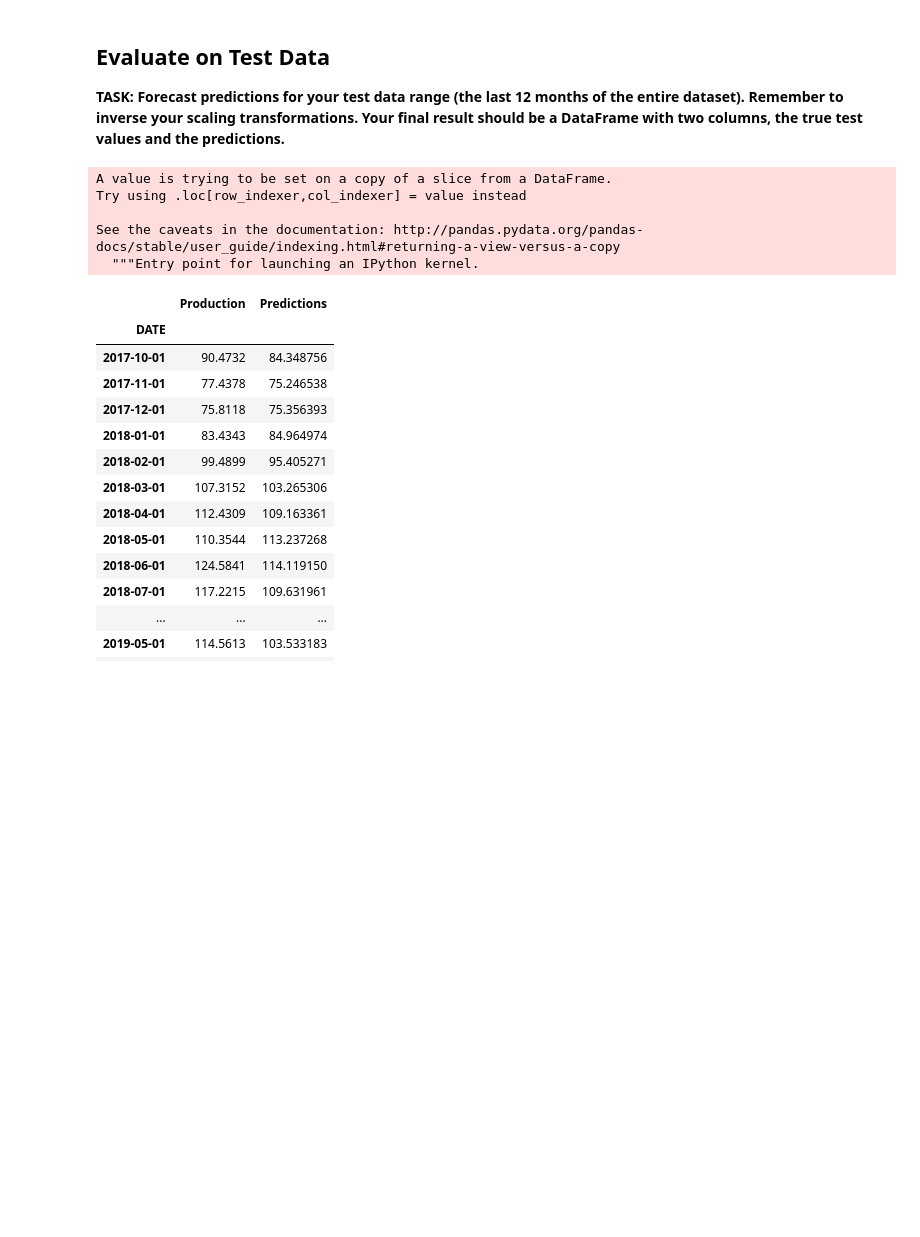
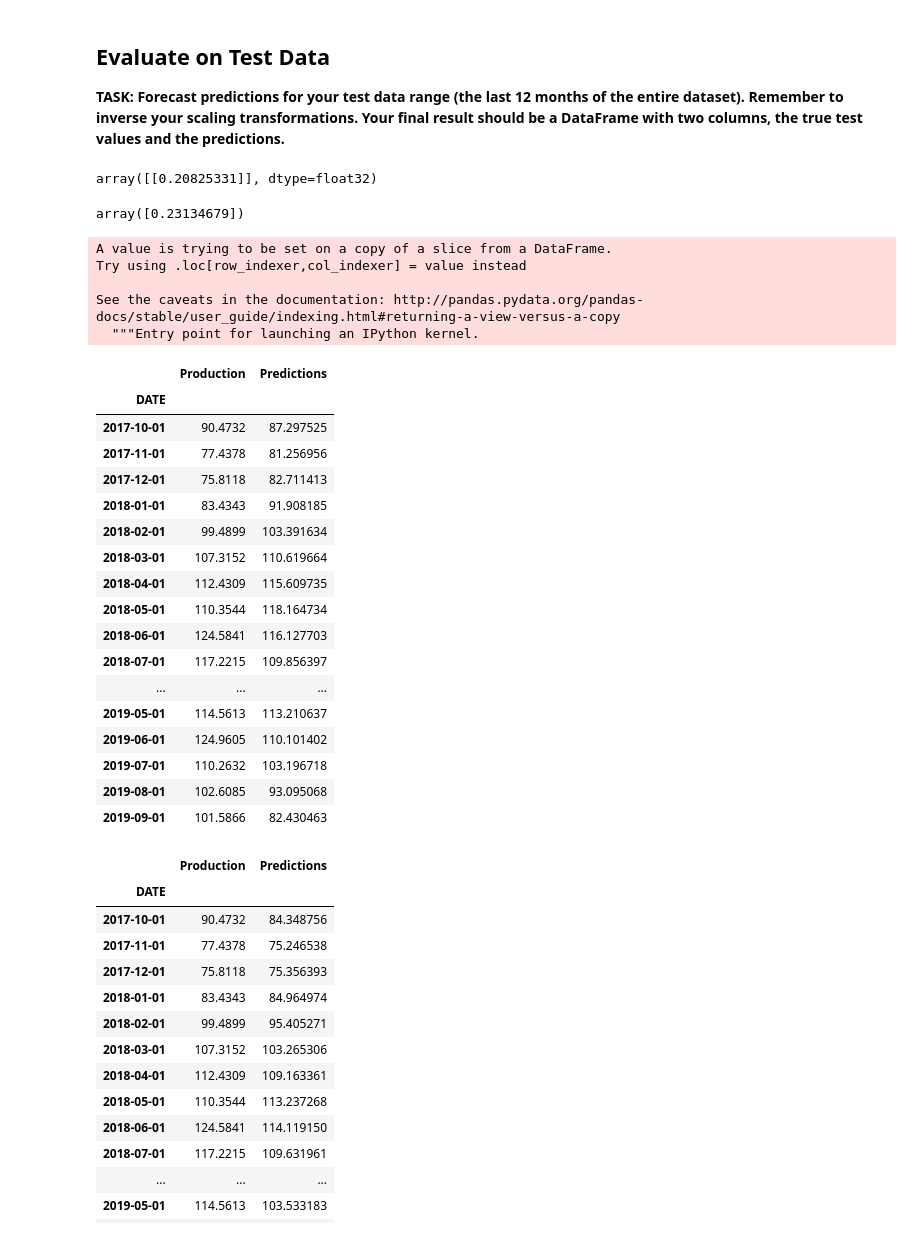
Before and after one commit to PatrickTung/Pierian_Tensorflow_and_Keras, a Jupyter notebook: 05-RNNs/02-RNN-Exercise .ipynb, the cells around one changed output. Cells and saved outputs as stored; diff of their text form; code cells hidden in the pictures; blank space fills up the shorter version.

```diff
--- a/05-RNNs/02-RNN-Exercise .ipynb
+++ b/05-RNNs/02-RNN-Exercise .ipynb
@@ -228,0 +286,9 @@ Epoch 8/20
+# %%
+first_eval_batch = first_eval_batch.reshape((1,18,n_features))
+model.predict(first_eval_batch)
+# %% [output]
+array([[0.20825331]], dtype=float32)
+# %%
+scaled_test[0]
+# %% [output]
+array([0.23134679])
@@ -233,6 +319,27 @@ Try using .loc[row_indexer,col_indexer] = value instead
 
 See the caveats in the documentation: http://pandas.pydata.org/pandas-docs/stable/user_guide/indexing.html#returning-a-view-versus-a-copy
   """Entry point for launching an IPython kernel.
+# %%
+test
+# %% [output]
+|  | Production | Predictions |
+| DATE |  |  |
+| 2017-10-01 | 90.4732 | 87.297525 |
+| 2017-11-01 | 77.4378 | 81.256956 |
+| 2017-12-01 | 75.8118 | 82.711413 |
+| 2018-01-01 | 83.4343 | 91.908185 |
+| 2018-02-01 | 99.4899 | 103.391634 |
+| 2018-03-01 | 107.3152 | 110.619664 |
+| 2018-04-01 | 112.4309 | 115.609735 |
+| 2018-05-01 | 110.3544 | 118.164734 |
+| 2018-06-01 | 124.5841 | 116.127703 |
+| 2018-07-01 | 117.2215 | 109.856397 |
+| ... | ... | ... |
+| 2019-05-01 | 114.5613 | 113.210637 |
+| 2019-06-01 | 124.9605 | 110.101402 |
+| 2019-07-01 | 110.2632 | 103.196718 |
+| 2019-08-01 | 102.6085 | 93.095068 |
+| 2019-09-01 | 101.5866 | 82.430463 |
 # %%
 # %% [output]
 |  | Production | Predictions |
```
Also changed, not shown: parts of 27 cells of this notebook.
